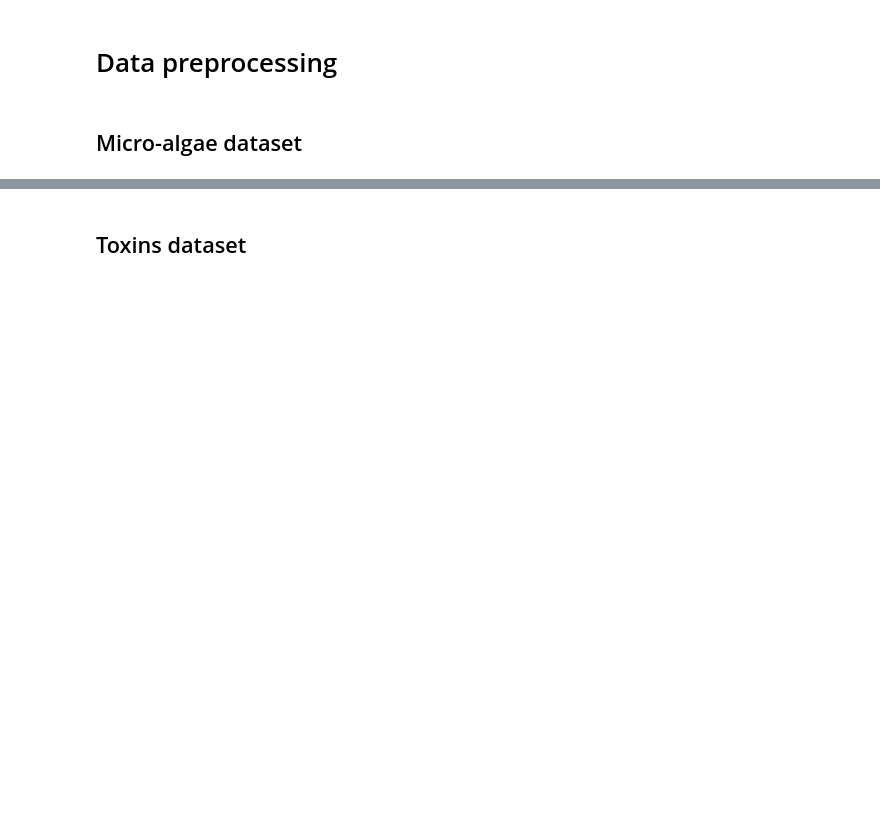
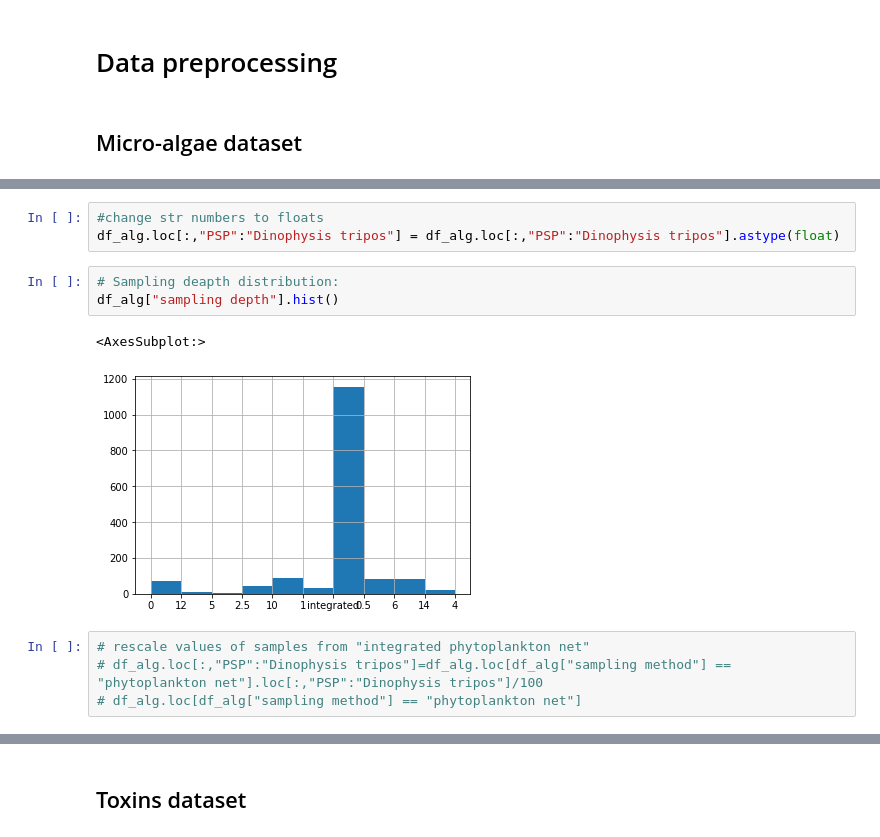
Before and after one commit to MartinMarzi/HABTox-predictor, a Jupyter notebook: toxic-algae_preprocessing_1.ipynb, the cells around one changed output, grey strips where cells are left out. Drawn from its saved outputs; the diff is of its cells as text; blank space fills up the shorter version.

```diff
--- a/toxic-algae_preprocessing_1.ipynb
+++ b/toxic-algae_preprocessing_1.ipynb
@@ -37,4 +54,17 @@ df_alg
 1583 rows × 13 columns
+# %%
+#change str numbers to floats
+df_alg.loc[:,"PSP":"Dinophysis tripos"] = df_alg.loc[:,"PSP":"Dinophysis tripos"].astype(float)
+# %%
+# Sampling deapth distribution:
+df_alg["sampling depth"].hist()
+# %% [output]
+<AxesSubplot:>
+[figure, added]
+# %%
+# rescale values of samples from "integrated phytoplankton net"
+# df_alg.loc[:,"PSP":"Dinophysis tripos"]=df_alg.loc[df_alg["sampling method"] == "phytoplankton net"].loc[:,"PSP":"Dinophysis tripos"]/100
+# df_alg.loc[df_alg["sampling method"] == "phytoplankton net"]
 # %%
 # Count of missing values
 df_alg.isnull().sum()
```
Also changed, not shown: parts of 28 cells of this notebook, 4 other files.
